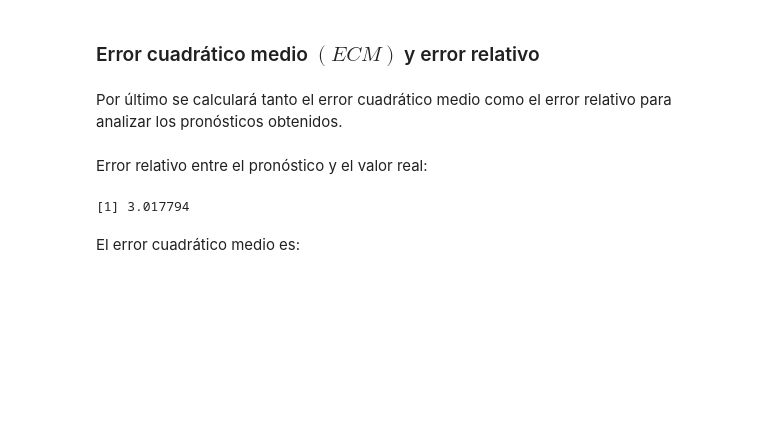
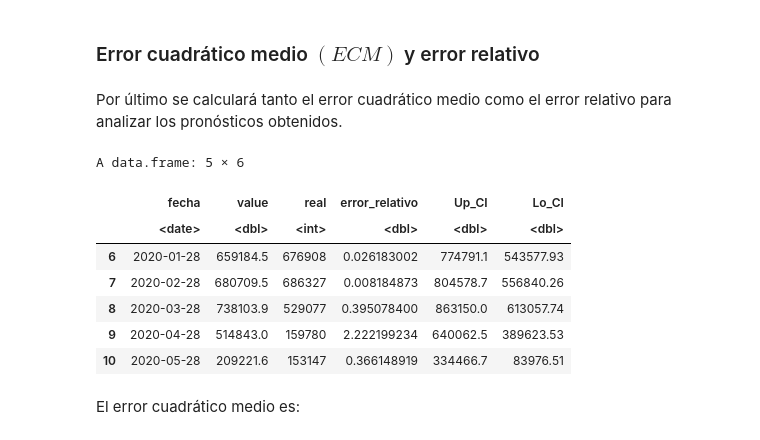
Before and after one commit to prope-2020-gh-classroom/practica-final-por-equipos-verano-2020-itam-Eduardo-Moreno, a Jupyter notebook: Analisis_ST.ipynb, the cells around one changed output. Saved outputs shown, nothing was run; the diff lists cells and outputs as text; code cells hidden in the pictures; blank space fills up the shorter version.

Commit message:
Agregando finales comentarios y corrección de errores #9

```diff
--- a/Analisis_ST.ipynb
+++ b/Analisis_ST.ipynb
@@ -406,18 +394,11 @@ Por último se calculará tanto el error cuadrático medio como el error relativ
 # %%
 relative_error <- function(x, y){
     ### Calcula el error relativo
-    # Input x (vector): valor real
-    # Input y (vector): pronostico o aproximación
-    # Output rdo (float): error relativo entre x, y; o bien regresa string de error en caso de que las dimensiones
-    #                     no sean las mismas
+    # Input x (float): valor real
+    # Input y (float): pronostico o aproximación
+    # Output rdo (float): error relativo entre x, y
 
-    n <- length(x)
-    m <- length(y)
-    if(n == m){
-        rdo <- sum(abs(x-y)/x)
-    }else{
-        rdo <- "Las dimensiones entre los datos debe ser la misma"
-    }
+    rdo <- (abs(x-y)/x)
     return(rdo)
 }
 # %%
@@ -437,12 +418,20 @@ ecm <- function(x, y){
     }
     return(rdo)
 }
-# %% [markdown]
-Error relativo entre el pronóstico y el valor real:
-# %%
-relative_error(valor_real, pronostico)
-# %% [output]
-[1] 3.017794
+# %%
+fc_df <- forecast_ts[6:10,-5]
+fc_df$real <- data$viajes[120:124]
+fc_df$error_relativo <- relative_error(fc_df$real, fc_df$value)
+fc_df[,c(1, 2, 5, 6, 3, 4)]
+# %% [output]
+A data.frame: 5 × 6
+|  | fecha | value | real | error_relativo | Up_CI | Lo_CI |
+|  | <date> | <dbl> | <int> | <dbl> | <dbl> | <dbl> |
+| 6 | 2020-01-28 | 659184.5 | 676908 | 0.026183002 | 774791.1 | 543577.93 |
+| 7 | 2020-02-28 | 680709.5 | 686327 | 0.008184873 | 804578.7 | 556840.26 |
+| 8 | 2020-03-28 | 738103.9 | 529077 | 0.395078400 | 863150.0 | 613057.74 |
+| 9 | 2020-04-28 | 514843.0 | 159780 | 2.222199234 | 640062.5 | 389623.53 |
+| 10 | 2020-05-28 | 209221.6 | 153147 | 0.366148919 | 334466.7 | 83976.51 |
 # %% [markdown]
 El error cuadrático medio es:
 # %%
```
Also changed, not shown: parts of 8 cells of this notebook.
